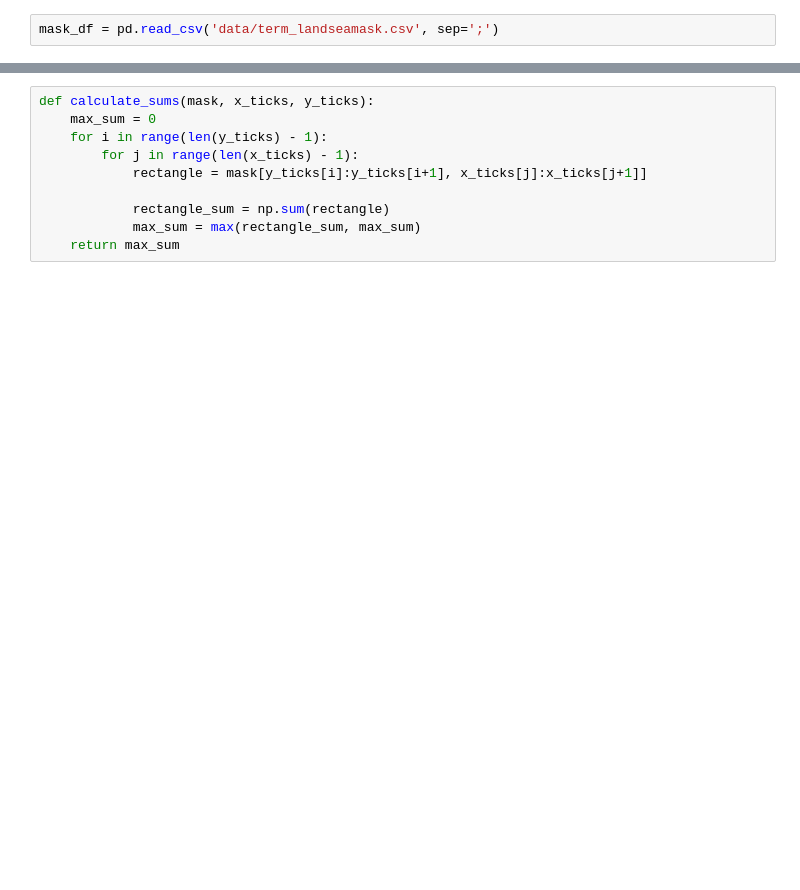
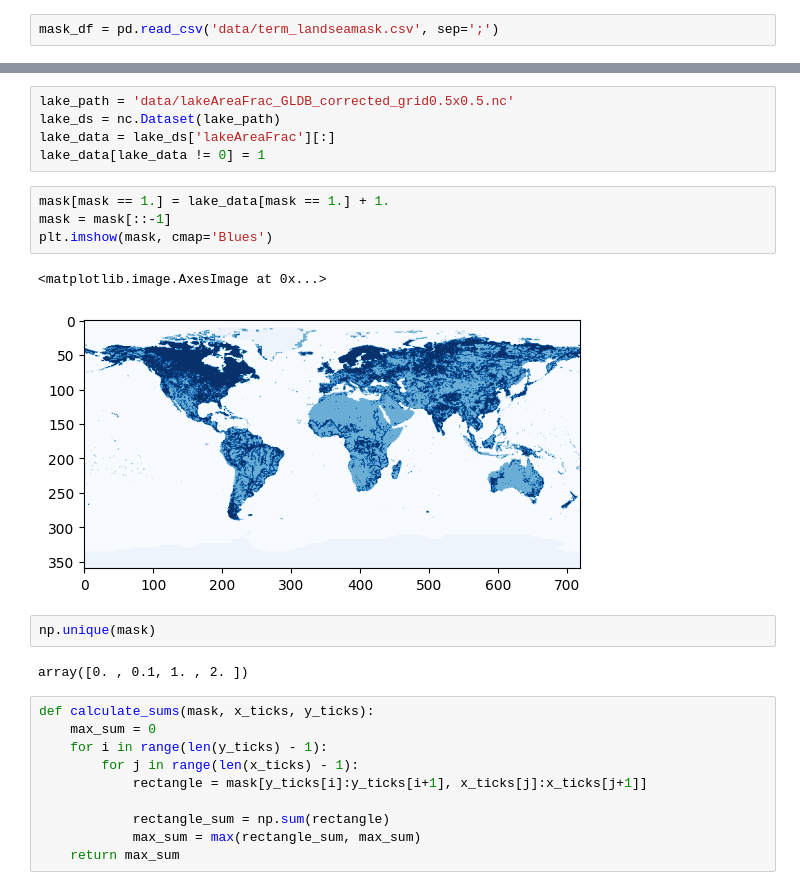
Before and after one commit to SEnikeeva/proc_optimisation, a Jupyter notebook: data.ipynb, the cells around one changed output, grey strips where cells are left out. Drawn from its saved outputs; the diff is of its cells as text; blank space fills up the shorter version.

```diff
--- a/data.ipynb
+++ b/data.ipynb
@@ -30,3 +34,19 @@ plt.grid()
+# %%
+lake_path = 'data/lakeAreaFrac_GLDB_corrected_grid0.5x0.5.nc'
+lake_ds = nc.Dataset(lake_path)
+lake_data = lake_ds['lakeAreaFrac'][:]
+lake_data[lake_data != 0] = 1
+# %%
+mask[mask == 1.] = lake_data[mask == 1.] + 1.
+mask = mask[::-1]
+plt.imshow(mask, cmap='Blues')
+# %% [output]
+<matplotlib.image.AxesImage at 0x...>
+[figure, added]
+# %%
+np.unique(mask)
+# %% [output]
+array([0. , 0.1, 1. , 2. ])
 # %%
 def calculate_sums(mask, x_ticks, y_ticks):
     max_sum = 0
```
Also changed, not shown: parts of 10 cells of this notebook, 1 other file.
